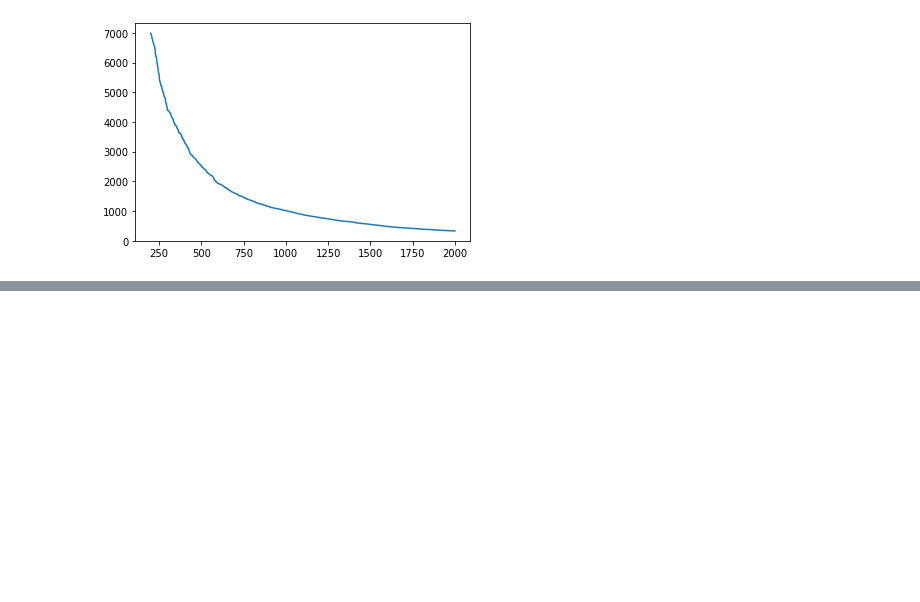
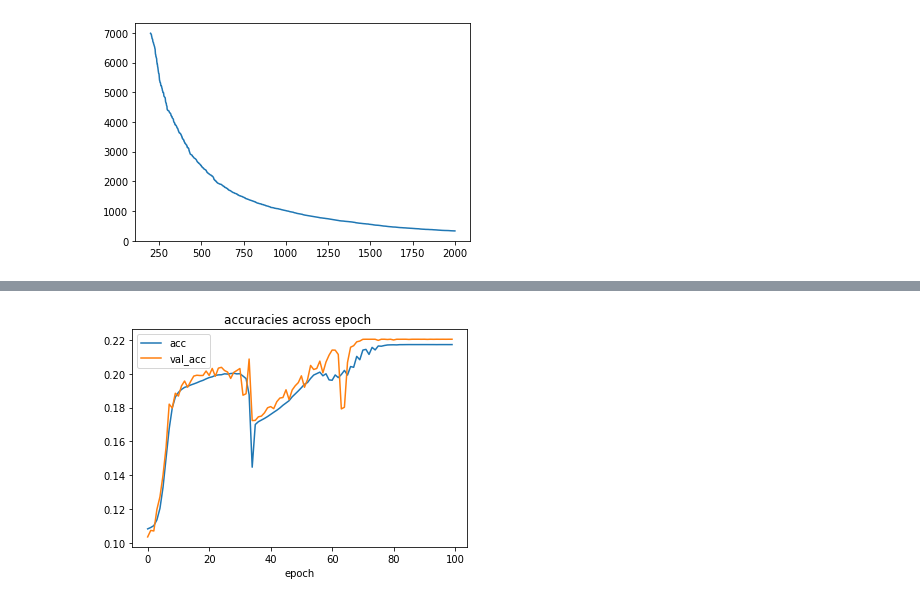
Before and after one commit to github0apurva/DrugReview, a Jupyter notebook: DrugReview_co.ipynb, the cells around one changed output, grey strips where cells are left out. Cells and saved outputs as stored; diff of their text form; code cells hidden in the pictures; blank space fills up the shorter version.

```diff
--- a/DrugReview_co.ipynb
+++ b/DrugReview_co.ipynb
@@ -270,9 +268,9 @@ drugName
 
 Decided to take n = 10 or 4
 # %%
-kmf = KMeans(n_clusters = 10, n_init = 20 )
-kmf = kmf.fit(principalDf,drugName_wt)
-labels = kmf.predict(principalDf,drugName_wt)
+kmf_drug = KMeans(n_clusters = 10, n_init = 20 )
+kmf_drug = kmf_drug.fit(principalDf,drugName_wt)
+labels = kmf_drug.predict(principalDf,drugName_wt)
 ax = sns.scatterplot(x=principalDf[1], y=principalDf[2], hue=labels , palette = "gist_rainbow" , legend = 'full')
 # %% [output]
 [figure]
@@ -789,0 +1062,9 @@ array([[  10,   16,    8,    3,  518, 2314,   84,   82, 2611, 1263,    0,
+# %%
+plt.plot(hist.epoch, hist.history['accuracy'], label = "acc")
+plt.plot(hist.epoch, hist.history['val_accuracy'], label = "val_acc")
+plt.xlabel('epoch')
+plt.title('accuracies across epoch ')
+plt.legend()
+plt.show()
+# %% [output]
+[figure, added]
```
Also changed, not shown: parts of 43 cells of this notebook.
